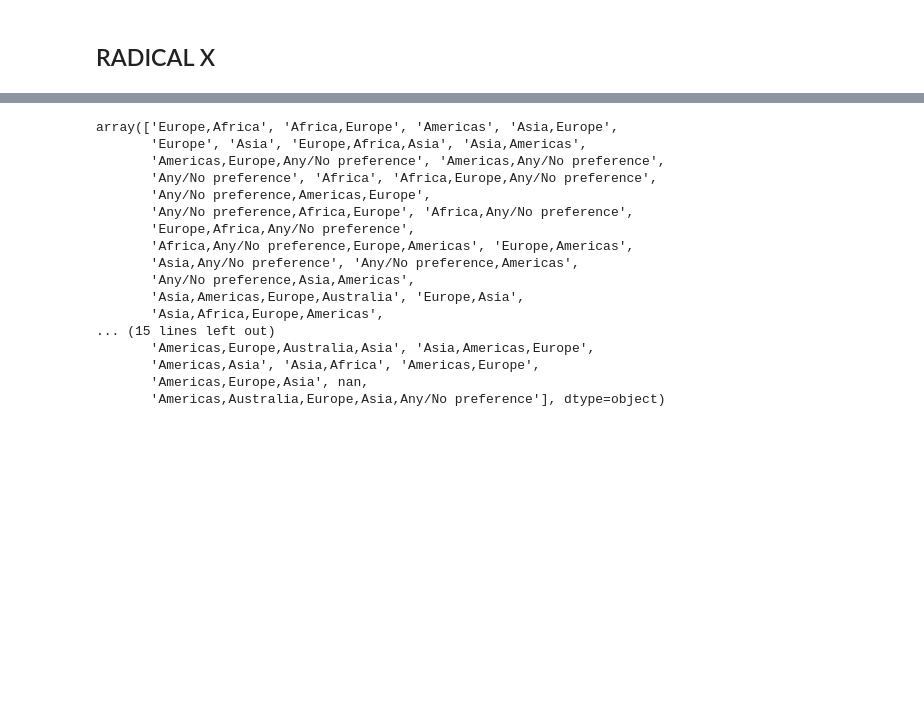
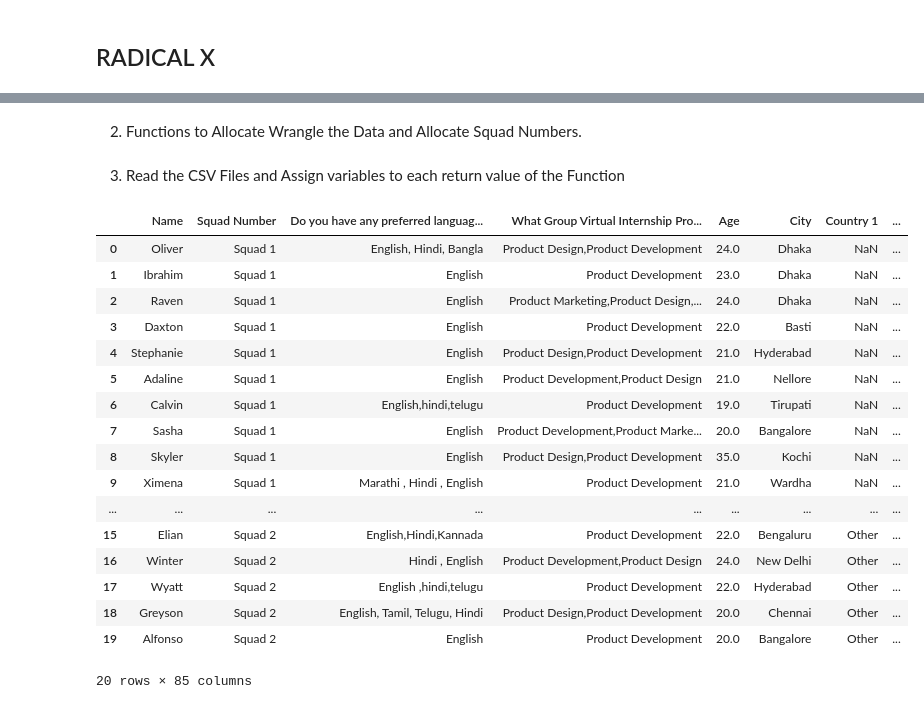
Before and after one commit to TeamTechRadicals/Python-Project, a Jupyter notebook: squadmatch.ipynb, the cells around one changed output, grey strips where cells are left out. Drawn from its saved outputs; the diff is of its cells as text; code cells hidden in the pictures; blank space fills up the shorter version.

Commit message:
Created Function to Allocate Squad Number
Implemented a function to allocate squad numbers and return values to the different program tracks on the Radical X.

```diff
--- a/squadmatch.ipynb
+++ b/squadmatch.ipynb
@@ -9,46 +13,78 @@ import pandas as pd
+# %% [markdown]
+2. Functions to Allocate Wrangle the Data and Allocate Squad Numbers.
 # %%
+# Function to allocate squad numbers
+def squadalloc(df):
+     Squad_Number = pd.Series([])
+     count = 0
+     b = 1
+     for i in range(len(df)):
+          if count > 14:
+               b+=1
+               count = 0
+          Squad_Number[i] = f"Squad {b}"
+          count +=1
+          df["Squad Number"] = Squad_Number
+
+     return df
+
+# Function to Wrangle Data
 def wrangle (filepath):
     #Read CSV file into Dataframe
      df = pd.read_csv(filepath)
 
-     # Subset to English Communications
+     # Subset to Interns in English Language
      df =  df[
           df["Do you have any preferred language of communication?"].
           str.contains("English", case =False)==True
           ]
+
+     # Sort values by Region and Country.
+     df.sort_values(by=["Region","Country"], inplace = True)
+
      # Grouping Data according to internship type
      df_prod_dev = df[df["What Group Virtual Internship Program are you interested in registering for"].str.contains("Product Development")== True]
      df_prod_des = df[df["What Group Virtual Internship Program are you interested in registering for"].str.contains("Product Design")== True]
      df_prod_mkt = df[df["What Group Virtual Internship Program are you interested in registering for"].str.contains("Product Marketing")== True]
      df_prod_growth = df[df["What Group Virtual Internship Program are you interested in registering for"].str.contains("Product Growth")== True]
 
-# Timezone
-# Region
-# Language Proficiency
-# Experience Level ( Senior , Junior)
+     # Reseting Index of the Datasets
+     df_prod_dev = df_prod_dev.reset_index(drop=True)
+     df_prod_des = df_prod_des.reset_index(drop=True)
+     df_prod_growth = df_prod_growth.reset_index(drop=True)
+     df_prod_mkt = df_prod_mkt.reset_index(drop=True)
 
-#     df = df[mask_area]
+     # Calling the Squad Allocation function on the Datasets
+     squadalloc(df_prod_dev)
+     squadalloc(df_prod_des)
+     squadalloc(df_prod_growth)
+     squadalloc(df_prod_mkt)
 
      return df, df_prod_dev, df_prod_des, df_prod_mkt,df_prod_growth
+# %% [markdown]
+3. Read the CSV Files and Assign variables to each return value of the Function
 # %%
 # Read the CSV file into a dataframe
 radical, rad_dev, rad_des, rad_mkt, rad_growth = wrangle("Squad Matching data .csv")
-radical["Time Zone"].unique()
+
+# Check the Data
+rad_dev.head(20)
 # %% [output]
+|  | Name | Squad Number | Do you have any preferred languag... | What Group Virtual Internship Pro... | Age | City | Country 1 | ... |
+| 0 | Oliver | Squad 1 | English, Hindi, Bangla | Product Design,Product Development | 24.0 | Dhaka | NaN | ... |
+| 1 | Ibrahim | Squad 1 | English | Product Development | 23.0 | Dhaka | NaN | ... |
+| 2 | Raven | Squad 1 | English | Product Marketing,Product Design,... | 24.0 | Dhaka | NaN | ... |
+| 3 | Daxton | Squad 1 | English | Product Development | 22.0 | Basti | NaN | ... |
+| 4 | Stephanie | Squad 1 | English | Product Design,Product Development | 21.0 | Hyderabad | NaN | ... |
+| 5 | Adaline | Squad 1 | English | Product Development,Product Design | 21.0 | Nellore | NaN | ... |
+| 6 | Calvin | Squad 1 | English,hindi,telugu | Product Development | 19.0 | Tirupati | NaN | ... |
+| 7 | Sasha | Squad 1 | English | Product Development,Product Marke... | 20.0 | Bangalore | NaN | ... |
+| 8 | Skyler | Squad 1 | English | Product Design,Product Development | 35.0 | Kochi | NaN | ... |
+| 9 | Ximena | Squad 1 | Marathi , Hindi , English | Product Development | 21.0 | Wardha | NaN | ... |
+| ... | ... | ... | ... | ... | ... | ... | ... | ... |
+| 15 | Elian | Squad 2 | English,Hindi,Kannada | Product Development | 22.0 | Bengaluru | Other | ... |
+| 16 | Winter | Squad 2 | Hindi , English | Product Development,Product Design | 24.0 | New Delhi | Other | ... |
+| 17 | Wyatt | Squad 2 | English ,hindi,telugu | Product Development | 22.0 | Hyderabad | Other | ... |
+| 18 | Greyson | Squad 2 | English, Tamil, Telugu, Hindi | Product Design,Product Development | 20.0 | Chennai | Other | ... |
+| 19 | Alfonso | Squad 2 | English | Product Development | 20.0 | Bangalore | Other | ... |
-array(['Europe,Africa', 'Africa,Europe', 'Americas', 'Asia,Europe',
-       'Europe', 'Asia', 'Europe,Africa,Asia', 'Asia,Americas',
-       'Americas,Europe,Any/No preference', 'Americas,Any/No preference',
-       'Any/No preference', 'Africa', 'Africa,Europe,Any/No preference',
-       'Any/No preference,Americas,Europe',
-       'Any/No preference,Africa,Europe', 'Africa,Any/No preference',
-       'Europe,Africa,Any/No preference',
-       'Africa,Any/No preference,Europe,Americas', 'Europe,Americas',
-       'Asia,Any/No preference', 'Any/No preference,Americas',
-       'Any/No preference,Asia,Americas',
-       'Asia,Americas,Europe,Australia', 'Europe,Asia',
-       'Asia,Africa,Europe,Americas',
-... (15 lines left out)
-       'Americas,Europe,Australia,Asia', 'Asia,Americas,Europe',
-       'Americas,Asia', 'Asia,Africa', 'Americas,Europe',
-       'Americas,Europe,Asia', nan,
-       'Americas,Australia,Europe,Asia,Any/No preference'], dtype=object)
+20 rows × 85 columns
```
Also changed, not shown: parts of 3 cells of this notebook.
